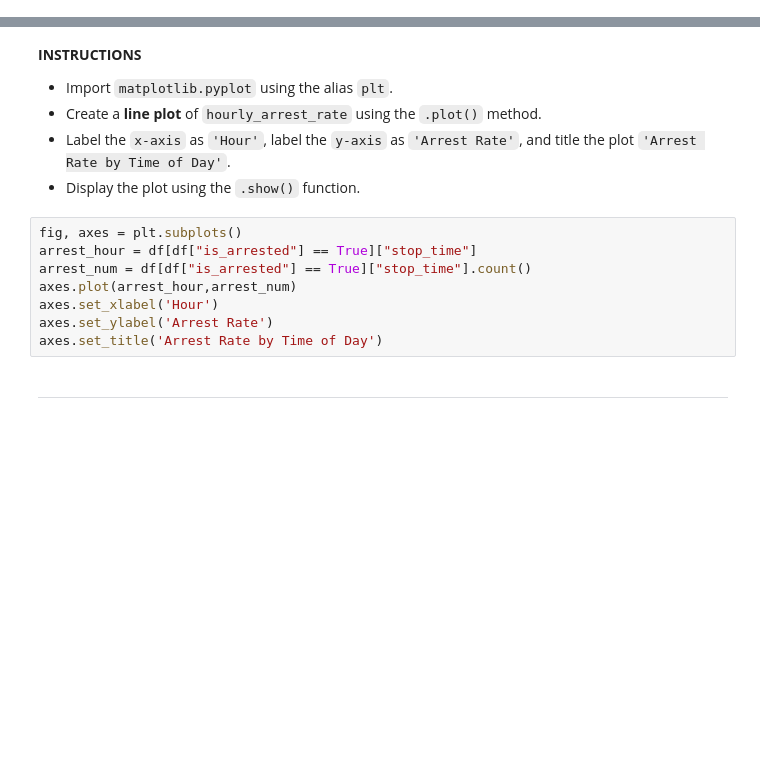
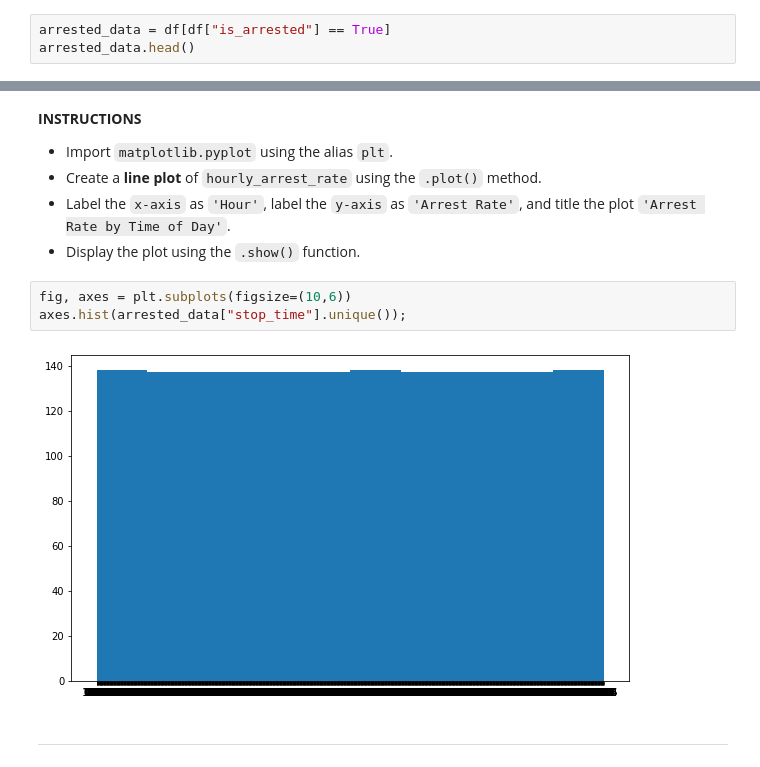
Before and after one commit to Ertugrul-Kurubal/Data-Analysis-With-Python-Projects, a Jupyter notebook: 03-Visual Exploratory Data Analysis (Student).ipynb, the cells around one changed output, grey strips where cells are left out. Cells and saved outputs as stored; diff of their text form; blank space fills up the shorter version.

Commit message:
Visual Exploratory

```diff
--- a/03-Visual Exploratory Data Analysis (Student).ipynb
+++ b/03-Visual Exploratory Data Analysis (Student).ipynb
@@ -113,3 +113,6 @@ arrested_rate
 df["is_arrested"].mean()
 # %% [output]
 0.03454755048024903
+# %%
+arrested_data = df[df["is_arrested"] == True]
+arrested_data.head()
@@ -128,14 +172,11 @@ This plot should help you to spot some trends that may not have been obvious whe
 *   Create a **line plot** of ``hourly_arrest_rate`` using the ``.plot()`` method.
 *   Label the ``x-axis`` as ``'Hour'``, label the ``y-axis`` as ``'Arrest Rate'``, and title the plot ``'Arrest Rate by Time of Day'``.
 *   Display the plot using the ``.show()`` function.
-# %%
-fig, axes = plt.subplots()
-arrest_hour = df[df["is_arrested"] == True]["stop_time"]
-arrest_num = df[df["is_arrested"] == True]["stop_time"].count()
-axes.plot(arrest_hour,arrest_num)
-axes.set_xlabel('Hour')
-axes.set_ylabel('Arrest Rate')
-axes.set_title('Arrest Rate by Time of Day')
+# %%
+fig, axes = plt.subplots(figsize=(10,6))
+axes.hist(arrested_data["stop_time"].unique());
+# %% [output]
+[figure, added]
 # %% [markdown]
 ***
 # %% [markdown]
```
Also changed, not shown: parts of 4 cells of this notebook, 3 other files.
